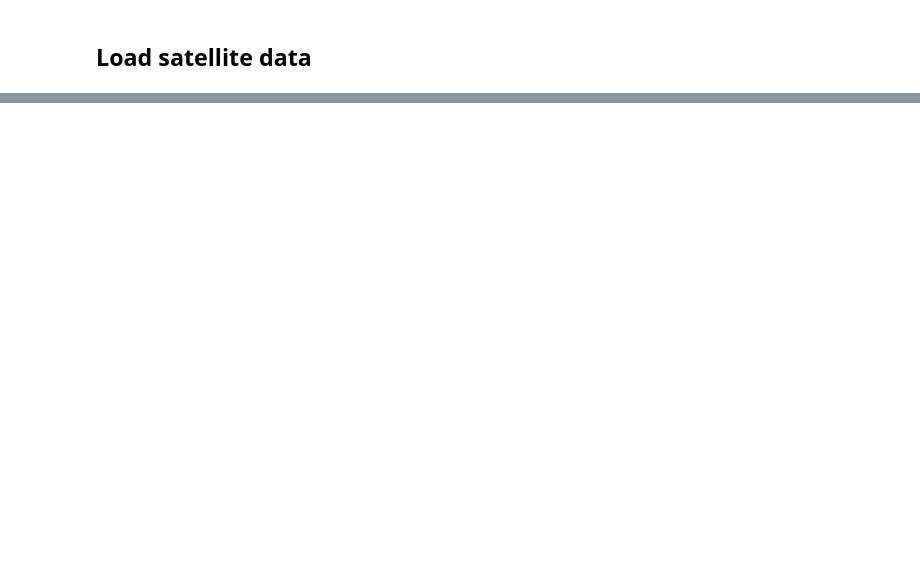
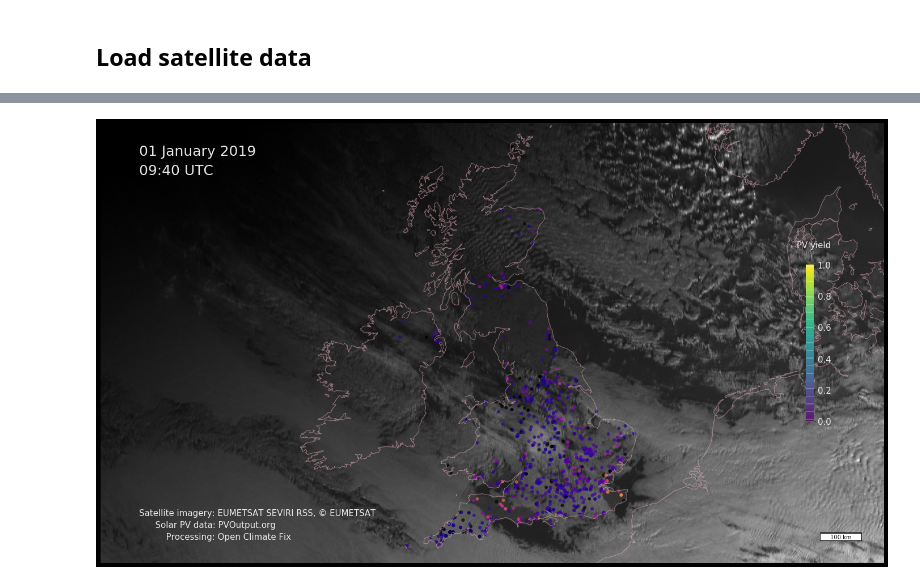
Before and after one commit to openclimatefix/predict_pv_yield_OLD, a Jupyter notebook: notebooks/data_analysis/animate_sat_images_and_pv.ipynb, the cells around one changed output, grey strips where cells are left out. Cells and saved outputs as stored; diff of their text form; code cells hidden in the pictures; blank space fills up the shorter version.

Commit message:
version of the code used to create YouTube PV satellite video

```diff
--- a/notebooks/data_analysis/animate_sat_images_and_pv.ipynb
+++ b/notebooks/data_analysis/animate_sat_images_and_pv.ipynb
@@ -81,8 +93,9 @@ night_hours
 # %%
 # Drop systems which are producing over night
+NIGHT_YIELD_THRESHOLD = 0.4
+night_hours = list(range(17, 24)) + list(range(0, 7))
 bad_systems = np.where(
-    (pv_power_df[pv_power_df.index.hour.isin(night_hours)] > 0.4).sum()
-)[0]
+    (pv_power_df[pv_power_df.index.hour.isin(night_hours)] > NIGHT_YIELD_THRESHOLD).sum())[0]
 bad_systems = pv_power_df.columns[bad_systems]
 ax = pv_power_df[bad_systems].plot(figsize=(40, 10), alpha=0.5)
 ax.set_title('Bad PV systems');
@@ -103,4 +116,4 @@ pv_power_df.plot(figsize=(40, 10), alpha=0.5, legend=False);
 [figure]
 # %%
 # Sort the metadata
-pv_metadata = pv_metadata.loc[pv_power_df.columns]
+pv_metadata = pv_metadata.reindex(pv_power_df.columns, axis='index')
@@ -114,7 +121,7 @@ https://pandas.pydata.org/pandas-docs/stable/user_guide/indexing.html#deprecate-
 ## Load satellite data
 # %%
 DAYS = range(1, 20)
-HOURS = range(7, 17)
+HOURS = range(8, 17)
 satellite_data_filenames = [
     os.path.join(SATELLITE_DATA_PATH, '2019-01-{:02d}T{:02d}.nc'.format(day, hour))
     for day, hour in list(product(DAYS, HOURS))]
@@ -150,3 +151,14 @@ def get_normalised_sat_array(i=0):
+# %%
+data_region_of_interest = da.loc[dict(x=slice(WEST, EAST), y=slice(NORTH, SOUTH))]
+
+def get_satellite_data(i=0):
+    data = data_region_of_interest[i]
+
+    # Normalise using a rolling maximum
+    start_i = max(i-4, 0)
+    rolling_max = data_region_of_interest[start_i:i+4].max(dim=['x', 'y']).mean()
+    data /= rolling_max
+    return data
 # %%
 CMAP = cm.get_cmap('plasma')
 def get_colors(dt):
@@ -179,2 +186,70 @@ update(60)
+# %%
+TEXT_CONFIG = {'alpha': 0.9, 'linespacing': 1.5}
+DATE_FORMAT = '%d %B %Y\n%H:%M UTC'
+
+fig = plt.figure(figsize=(19.20, 10.80))  # moviewriter doesn't listen to the width, just the height
+fig.patch.set_facecolor('black')
+fig.subplots_adjust(left=0, bottom=0, right=1, top=1, wspace=None, hspace=None)
+crs = ccrs.TransverseMercator()
+ax = plt.axes(projection=crs)
+ax.coastlines(resolution='10m', alpha=0.5, color='pink')
+
+sat_data = get_satellite_data(1350)
+img = sat_data.plot.imshow(ax=ax, cmap='gray', origin='upper', vmin=0.02, vmax=1, add_colorbar=False)
+path_collection = ax.scatter(x=pv_metadata.x, y=pv_metadata.y, alpha=0.7, linewidth=0)
+ax.set_title(None)
+
+# Info text at bottom of figure
+ax.text(
+    x=0.05,
+    y=0.05,
+    s=(
+        'Satellite imagery: EUMETSAT SEVIRI RSS, © EUMETSAT\n'
+        '      Solar PV data: PVOutput.org\n'
+        '          Processing: Open Climate Fix'),
+    color='white', fontsize=15, transform=ax.transAxes, verticalalignment='bottom', horizontalalignment='left', **TEXT_CONFIG)
+
+# Colorbar for PV yield
+colorbar = fig.colorbar(path_collection, ax=ax, drawedges=False, fraction=0.01, pad=-0.1)
+colorbar.set_label('PV yield', color='white', fontsize=15, rotation=0, y=1.15, labelpad=-30, **TEXT_CONFIG)
+colorbar.outline.set_color('none')
+colorbar_yticklabels = plt.getp(colorbar.ax.axes, 'yticklabels')
+plt.setp(colorbar_yticklabels, color='white', fontsize=15, **TEXT_CONFIG)
+
+# Datetime text
+dt = pd.Timestamp(sat_data.time.values)
+datetime_text = ax.text(
+    x=0.05, y=0.95,
+    s=dt.strftime(DATE_FORMAT),
+    color='white', fontsize=25, transform=ax.transAxes,
+    verticalalignment='top', horizontalalignment='left', **TEXT_CONFIG)
+
+# Scale bar
+scalebar = AnchoredSizeBar(
+    transform=ax.transData,
+    size=100000,
+    label='100 km',
+    loc=4,  # 4: lower right
+    borderpad=4)
+ax.add_artist(scalebar)
+
+#draw_rectangle(
+#    ax=ax,
+#    centre_x=pv_metadata.iloc[1].x,
+#    centre_y=pv_metadata.iloc[1].y,
+#    width=128000,
+#    height=128000)
+
+def update(i):
+    sat_data = get_satellite_data(i)
+    img.set_data(sat_data)
+    dt = pd.Timestamp(sat_data.time.values)
+    colors = get_colors(dt)
+    path_collection.set_color(colors)
+    datetime_text.set_text(dt.strftime(DATE_FORMAT))
+
+update(20)
+# %% [output]
+[figure, added]
 # %%
 # Docs: https://matplotlib.org/3.1.1/api/animation_api.html#writer-classes
```
Also changed, not shown: parts of 12 cells of this notebook, 2 other files.
